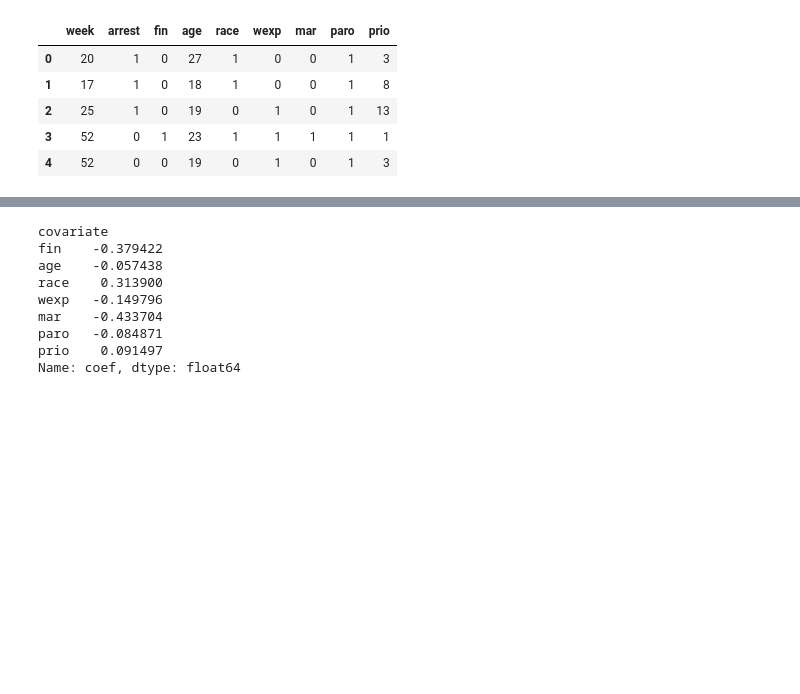
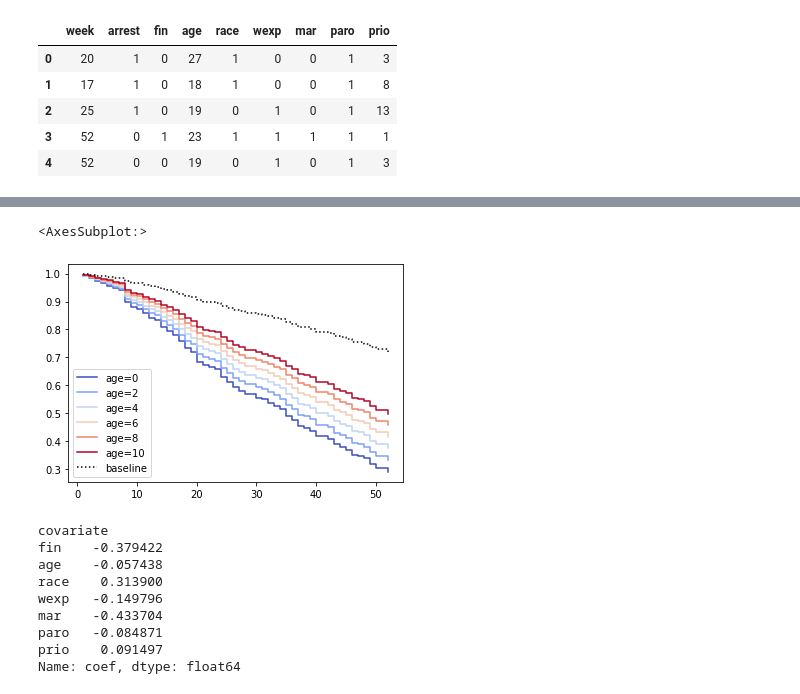
Before and after one commit to unexpectedmistake/survival-analysis, a Jupyter notebook: survival analysis.ipynb, the cells around one changed output, grey strips where cells are left out. Drawn from its saved outputs; the diff is of its cells as text; code cells hidden in the pictures; blank space fills up the shorter version.

```diff
--- a/survival analysis.ipynb
+++ b/survival analysis.ipynb
@@ -380,3 +403,10 @@ cph.print_summary()
+# %%
+cph.plot_partial_effects_on_outcome(covariates='age',
+                                    values=[0, 2, 4, 6, 8, 10],
+                                    cmap='coolwarm')
+# %% [output]
+<AxesSubplot:>
+[figure, added]
 # %%
 cph.params_
 # %% [output]
```
Also changed, not shown: parts of 30 cells of this notebook.
